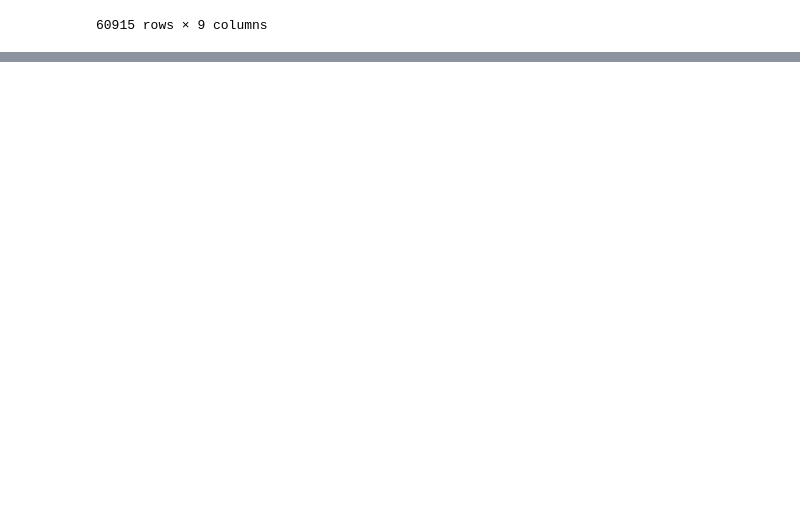
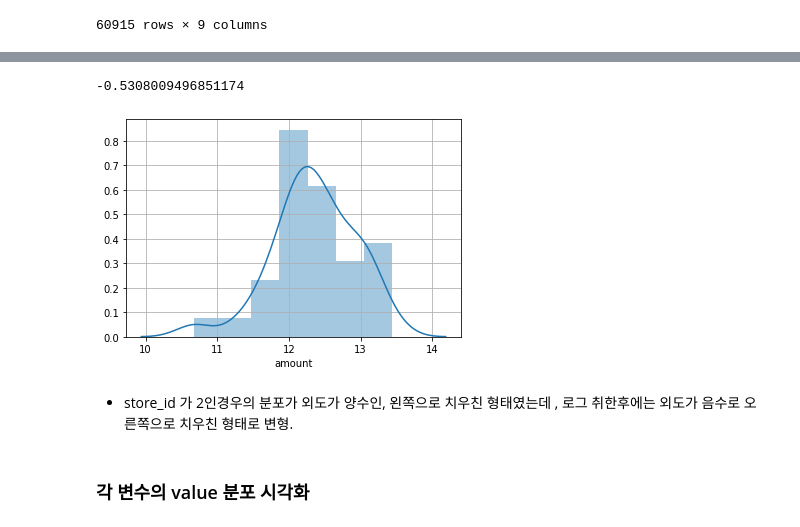
Before and after one commit to suhyun-cho/Dacon, a Jupyter notebook: 상점매출예측_FUNDA/1st-pass-code-review.ipynb, the cells around one changed output, grey strips where cells are left out. Cells and saved outputs as stored; diff of their text form; code cells hidden in the pictures; blank space fills up the shorter version.

```diff
--- a/상점매출예측_FUNDA/1st-pass-code-review.ipynb
+++ b/상점매출예측_FUNDA/1st-pass-code-review.ipynb
@@ -26,0 +30,6 @@ warnings.filterwarnings("ignore")
+# %%
+# matplotlib한글폰트 깨짐문제
+import matplotlib.pyplot as plt
+from matplotlib import rc
+rc('font', family='AppleGothic')
+plt.rcParams['axes.unicode_minus'] = False
@@ -574,0 +592,7 @@ df_month
+# %%
+df_month=pd.read_csv('./data/funda_train_month.csv')
+# %%
+df_month.rename(columns={'Unnamed: 0' : 'transacted_date'}, inplace=True)
+df_month['transacted_date'] = pd.to_datetime(df_month['transacted_date'])
+# %%
+df_month = df_month.set_index('transacted_date')
@@ -574,0 +645,12 @@ df_month
+# %%
+print(np.log(df_month[df_month.store_id==2].amount).skew())
+sns.distplot(np.log(df_month[df_month.store_id==2].amount))
+plt.grid()
+plt.show()
+# %% [output]
+-0.5308009496851174
+[figure, added]
+# %% [markdown]
+* store_id 가 2인경우의 분포가 외도가 양수인, 왼쪽으로 치우친 형태였는데 , 로그 취한후에는 외도가 음수로 오른쪽으로 치우친 형태로 변형.
+# %% [markdown]
+### 각 변수의 value 분포 시각화
```
Also changed, not shown: parts of 65 cells of this notebook.
